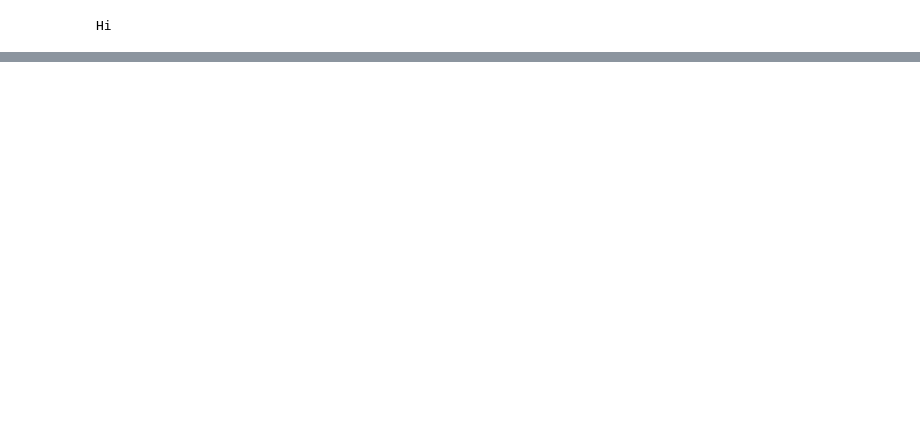
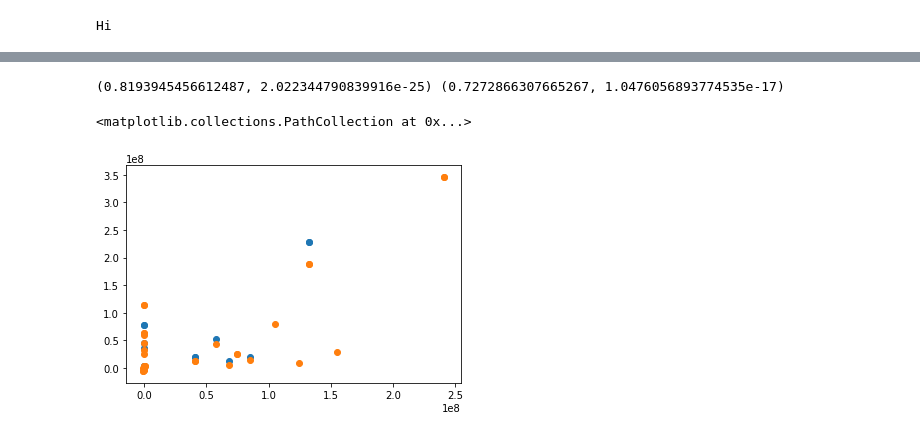
Before and after one commit to seanjaffe1/protein-net, a Jupyter notebook: MakePlots.ipynb, the cells around one changed output, grey strips where cells are left out. Drawn from its saved outputs; the diff is of its cells as text; code cells hidden in the pictures; blank space fills up the shorter version.

```diff
--- a/MakePlots.ipynb
+++ b/MakePlots.ipynb
@@ -52,0 +53,24 @@ dir(config)
+# %%
+def get_stats(obj):
+    val_labels = json.loads(obj['val_labels'])
+    val_preds = json.loads(obj['val_pred'])
+    pvals = pearsonr(val_labels, val_preds)
+
+
+    return pvals[0], pvals[1]
+
+def get_stats_sub(obj10):
+    val_labels = json.loads(obj['val_labels'])
+    val_preds = json.loads(obj['val_pred'])
+    pvals = pearsonr(val_labels, val_preds)
+
+
+    return pvals[0], pvals[1]
+# %%
+print(get_stats(obj0), get_stats_sub(obj10))
+plt.scatter(json.loads(obj0['val_labels']),json.loads(obj0['val_pred']))
+plt.scatter(json.loads(obj10['val_labels']),json.loads(obj10['val_pred']))
+# %% [output]
+(0.8193945456612487, 2.022344790839916e-25) (0.7272866307665267, 1.0476056893774535e-17)
+<matplotlib.collections.PathCollection at 0x...>
+[figure, added]
```
Also changed, not shown: parts of 10 cells of this notebook, 30 other files.
